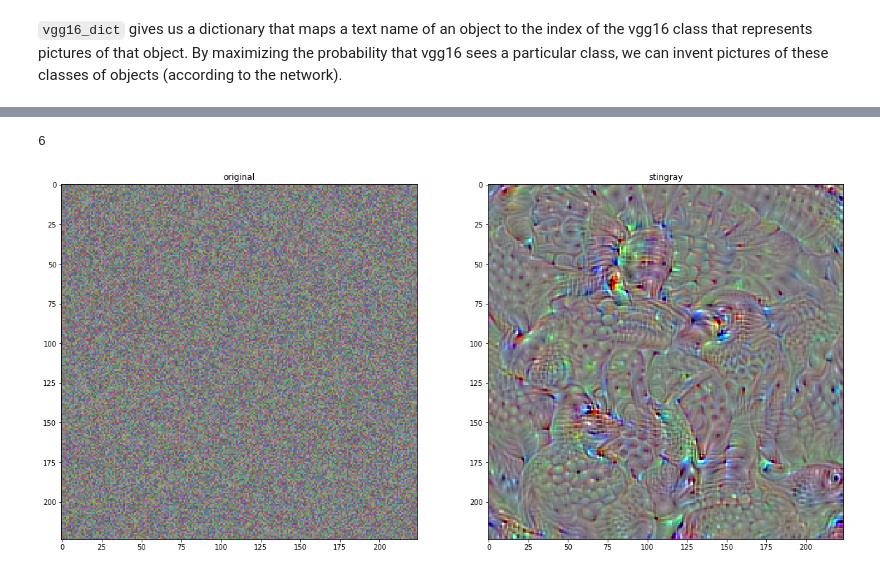
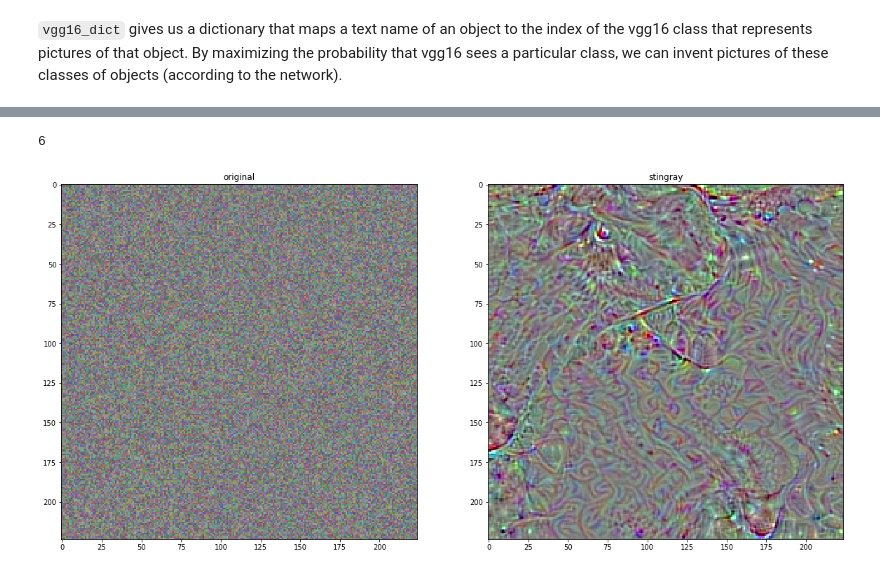
Before and after one commit to JoeDumoulin/deep_dream_things, a Jupyter notebook: experiments/maximize probability of an outcome on vgg16.ipynb, the cells around one changed output, grey strips where cells are left out. Cells and saved outputs as stored; diff of their text form; code cells hidden in the pictures.

```diff
--- a/experiments/maximize probability of an outcome on vgg16.ipynb
+++ b/experiments/maximize probability of an outcome on vgg16.ipynb
@@ -87,12 +87,12 @@ def deprocess_image(x):
 def step_output(model, output_layer_dict, output_index, img):
     # calculate cummulative L_1 loss
     loss = K.variable(0.)
-    for item in output_layer_dict.items():
-        layer = get_layer_by_name(model, item[0])
-        weight = item[1]
-        # accumulate te L_1 loss over the specified layers using the defined weights.
-        scaling = K.prod(K.cast(K.shape(output_layer.output), 'float32'))
-        loss += weight * K.mean(output_layer.output[:, :, :, :]) #/scaling
+#    for item in output_layer_dict.items():
+#        layer = get_layer_by_name(model, item[0])
+#        weight = item[1]
+#        # accumulate te L_1 loss over the specified layers using the defined weights.
+#        scaling = K.prod(K.cast(K.shape(output_layer.output), 'float32'))
+#        loss += weight * K.mean(output_layer.output[:, :, :, :]) #/scaling
 
     loss += K.mean(model.output[:, output_index])
     # make gradients
@@ -166,5 +166,5 @@ W0707 19:25:03.466675 139660494485312 variables.py:2429] Variable += will be dep
 6
-[figure, old version]
+[figure, new version]
 # %%
 # Let's try this with a couple of other common object types.
 fig, ax = plt.subplots(2,2,figsize=(20, 20))
```
Also changed, not shown: parts of 3 cells of this notebook.
